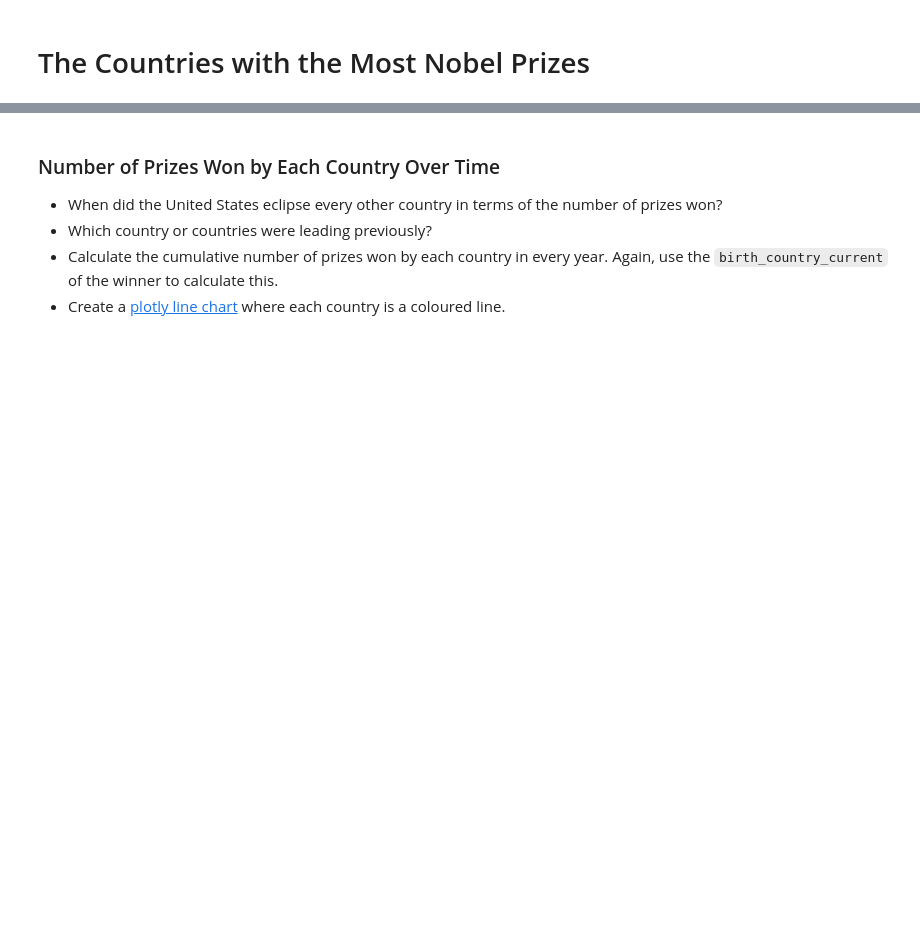
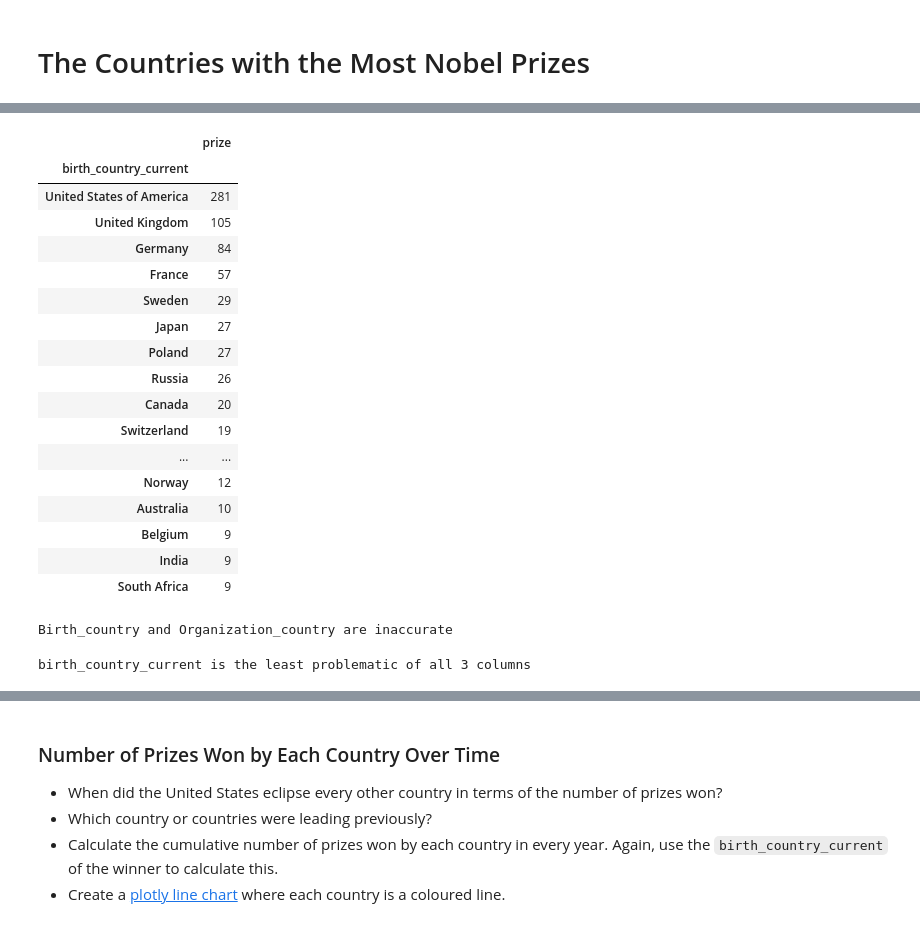
Before and after one commit to J-Bills/day_79, a Jupyter notebook: Nobel+Prize+Analysis+Start/Nobel_Prize_Analysis_(start).ipynb, the cells around one changed output, grey strips where cells are left out. Cells and saved outputs as stored; diff of their text form; code cells hidden in the pictures; blank space fills up the shorter version.

```diff
--- a/Nobel+Prize+Analysis+Start/Nobel_Prize_Analysis_(start).ipynb
+++ b/Nobel+Prize+Analysis+Start/Nobel_Prize_Analysis_(start).ipynb
@@ -454,3 +523,35 @@ df_data
 <img src=https://i.imgur.com/agcJdRS.png width=750>
 
 * What is the ranking for the top 20 countries in terms of the number of prizes?
+# %%
+"""Create a pandas dataframe containing the country names and the amount of prizes they won"""
+
+countries_df = df_data.groupby('birth_country_current').agg({'prize':pd.Series.count})
+countries_df = countries_df.sort_values(by='prize', ascending=False)
+# %% [output]
+|  | prize |
+| birth_country_current |  |
+| United States of America | 281 |
+| United Kingdom | 105 |
+| Germany | 84 |
+| France | 57 |
+| Sweden | 29 |
+| Japan | 27 |
+| Poland | 27 |
+| Russia | 26 |
+| Canada | 20 |
+| Switzerland | 19 |
+| ... | ... |
+| Norway | 12 |
+| Australia | 10 |
+| Belgium | 9 |
+| India | 9 |
+| South Africa | 9 |
+# %%
+print('Birth_country and Organization_country are inaccurate')
+# %% [output]
+Birth_country and Organization_country are inaccurate
+# %%
+print('birth_country_current is the least problematic of all 3 columns')
+# %% [output]
+birth_country_current is the least problematic of all 3 columns
```
Also changed, not shown: parts of 9 cells of this notebook.
